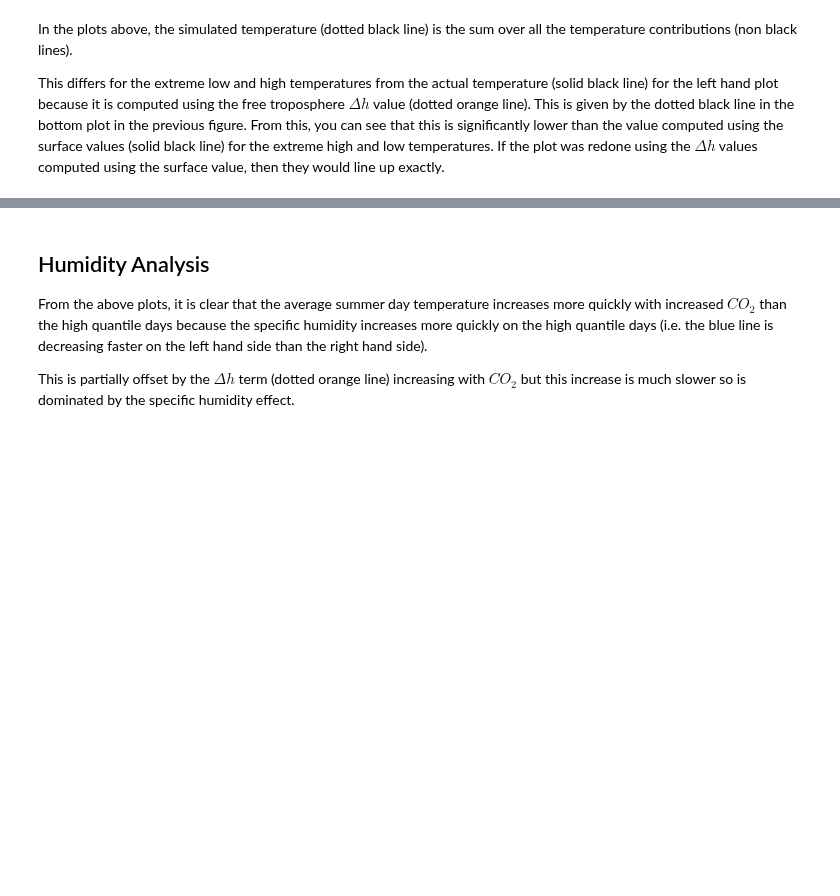
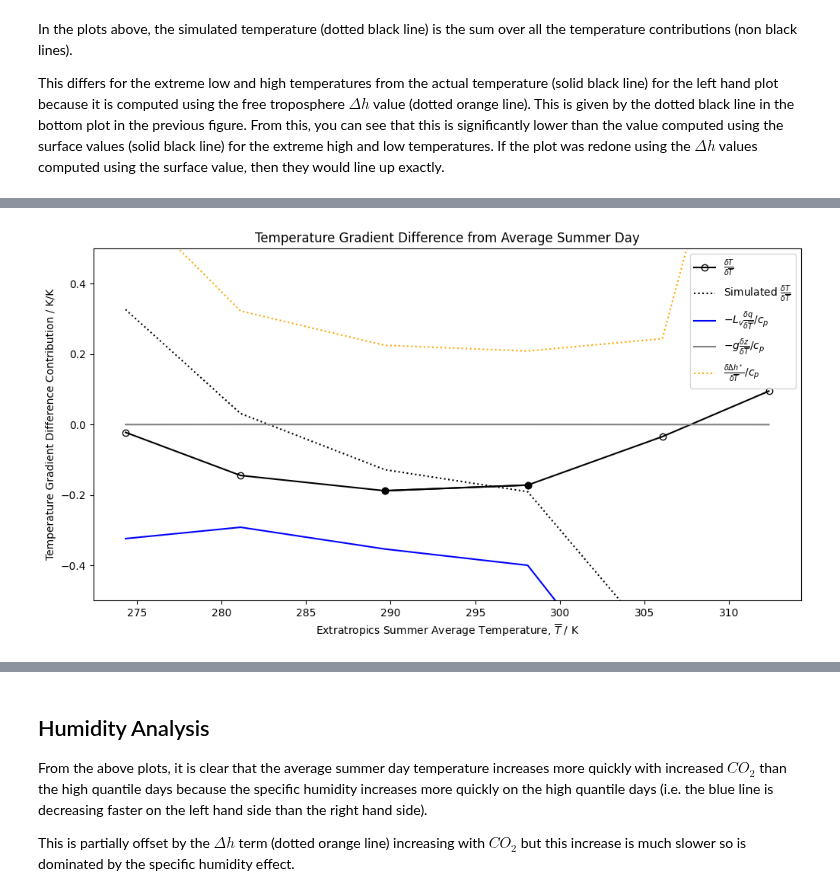
Before and after one commit to jduffield65/Isca, a Jupyter notebook: jobs/tau_sweep/aquaplanet/extratrop_extremes.ipynb, the cells around one changed output, grey strips where cells are left out. Drawn from its saved outputs; the diff is of its cells as text; code cells hidden in the pictures; blank space fills up the shorter version.

```diff
--- a/jobs/tau_sweep/aquaplanet/extratrop_extremes.ipynb
+++ b/jobs/tau_sweep/aquaplanet/extratrop_extremes.ipynb
@@ -239,0 +289,21 @@ This differs for the extreme low and high temperatures from the actual temperatu
+# %%
+fig, ax = plt.subplots(1,1, figsize=(12, 6))
+ax.plot(moving_average(temp_summer_av, 2), temp_quant_grad - temp_summer_grad, marker='o',fillstyle='none', color='k',
+        label='$\\frac{\delta T}{\delta \overline{T}}$')
+# Mark the simulations closest to convectively neutral
+ax.plot(moving_average(temp_summer_av, 2)[2:4], temp_quant_grad[2:4] - temp_summer_grad[2:4], marker='o', color='k', fillstyle='full')
+ax.plot(moving_average(temp_summer_av, 2), temp_quant_grad_sim - temp_summer_grad, color='k',
+        label='Simulated $\\frac{\delta T}{\delta \overline{T}}$', linestyle=':')
+ax.plot(moving_average(temp_summer_av, 2), temp_quant_grad_terms[3] - temp_summer_grad_terms[2], color='blue',
+        label='$-L_v\\frac{\delta q}{\delta \overline{T}}/c_p$')
+ax.plot(moving_average(temp_summer_av, 2), temp_quant_grad_terms[2] - temp_summer_grad_terms[1], color='grey',
+        label='$-g\\frac{\delta z}{\delta \overline{T}}/c_p$')
+ax.plot(moving_average(temp_summer_av, 2), temp_quant_grad_terms[1], color='orange', linestyle=':',
+        label='$\\frac{\delta \Delta h^*}{\delta \overline{T}}/c_p$')
+ax.legend()
+ax.set_ylim([-0.5, 0.5])
+ax.set_title('Temperature Gradient Difference from Average Summer Day')
+ax.set_ylabel('Temperature Gradient Difference Contribution / K/K')
+ax.set_xlabel(f'{region} '+'Summer Average Temperature, $\overline{T}$ / K');
+# %% [output]
+[figure, added]
```
Also changed, not shown: parts of 9 cells of this notebook, 9 other files.
